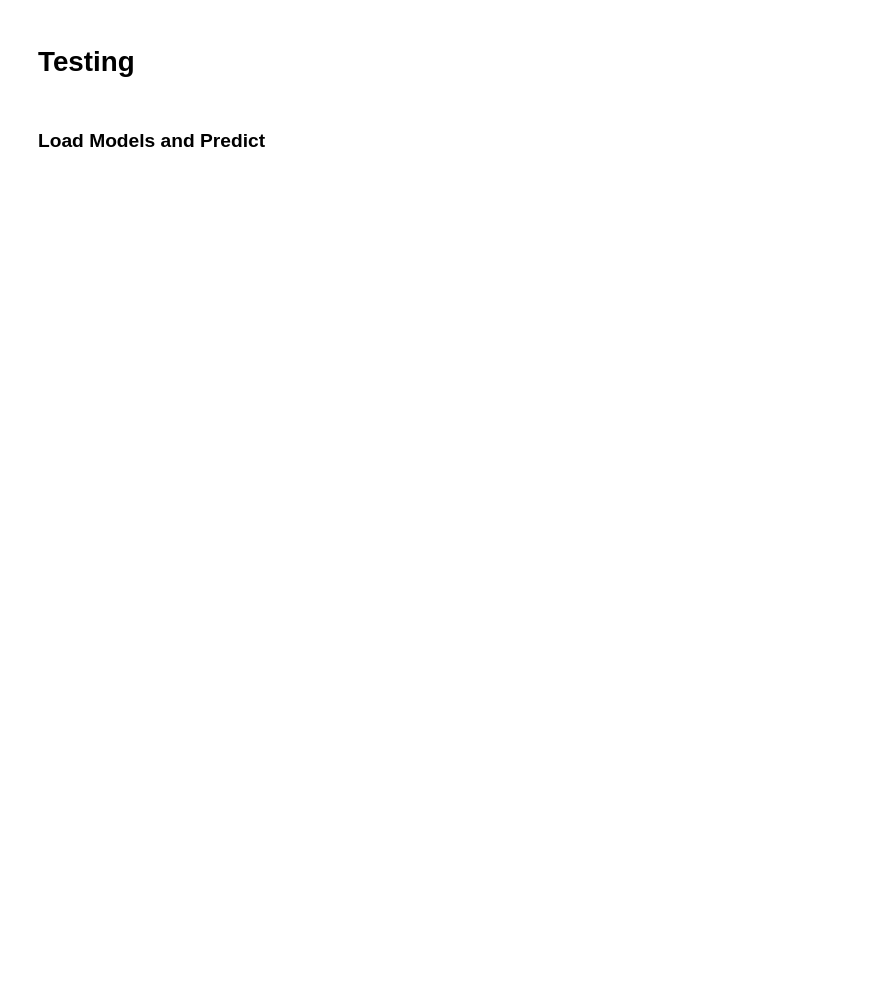
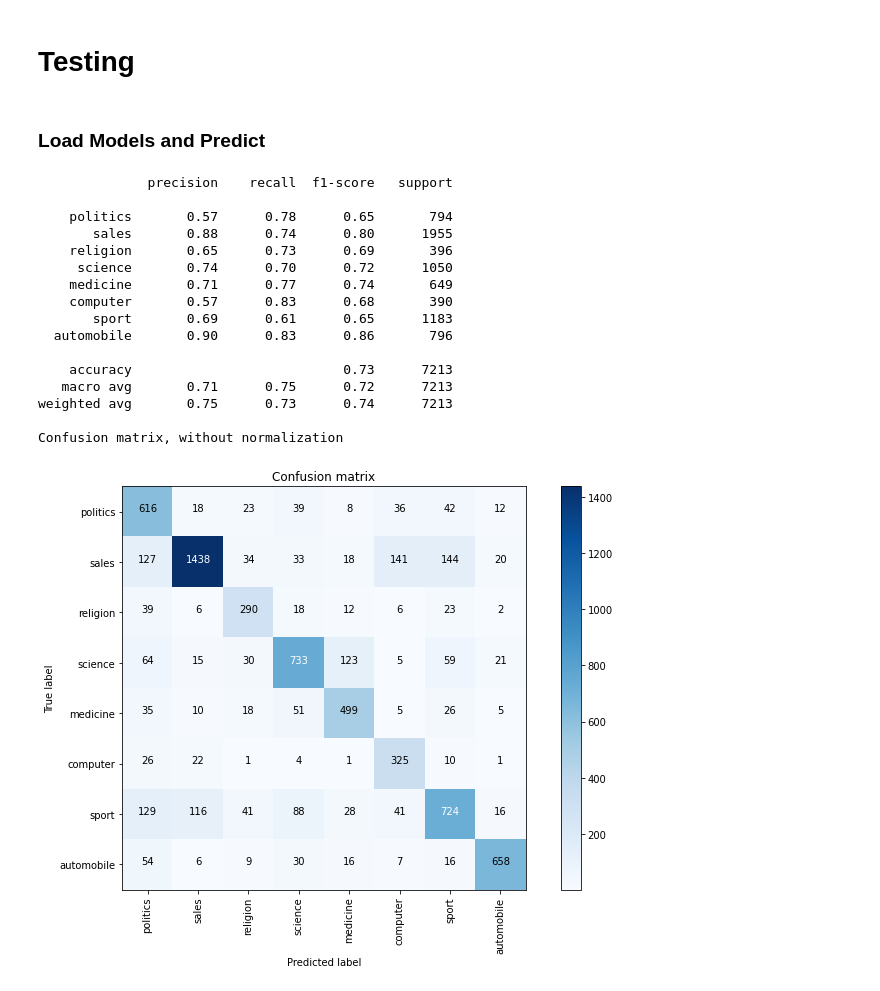
Before and after one commit to DataDavidProjects/UniversityProjects, a Jupyter notebook: Data Visualization and Text Mining/NLP/ProjectSummaryNLP.ipynb, the cells around one changed output. Drawn from its saved outputs; the diff is of its cells as text; code cells hidden in the pictures; blank space fills up the shorter version.

Commit message:
Final Notebook for Model Pipeline

```diff
--- a/Data Visualization and Text Mining/NLP/ProjectSummaryNLP.ipynb
+++ b/Data Visualization and Text Mining/NLP/ProjectSummaryNLP.ipynb
@@ -53,7 +53,7 @@ def plot_confusion_matrix(cm, classes,
     # print(cm)
     plt.imshow(cm, interpolation='nearest', cmap=cmap)
     plt.title(title)
-    plt.colorbar()
+    cbar = plt.colorbar()
     tick_marks = np.arange(len(classes))
     plt.xticks(tick_marks, classes, rotation=90)
     plt.yticks(tick_marks, classes)
@@ -64,7 +64,7 @@ def plot_confusion_matrix(cm, classes,
         plt.text(j, i, format(cm[i, j], fmt),
                  horizontalalignment="center",
                  color="white" if cm[i, j] > thresh else "black")
-
+    #cbar.remove()
     plt.tight_layout()
     plt.ylabel('True label')
     plt.xlabel('Predicted label')
@@ -134,6 +134,16 @@ def make_custom_predictions(fitted_pipe):
     return label_encoder.inverse_transform( fitted_pipe.predict(prep_text))
 
 
+def save_keras_pipe(pipeline,name_model = 'keras_model.h5', name_pipe ='sklearn_pipeline.pkl' ):
+    # Save the Keras model first:
+    pipeline.named_steps['kc'].model.save(name_model)
+
+    # This hack allows us to save the sklearn pipeline:
+    pipeline.named_steps['kc'].model = None
+
+    # Finally, save the pipeline:
+    joblib.dump(pipeline, name_pipe)
+
 from wordcloud import WordCloud, ImageColorGenerator
 from collections import Counter
 # %%
@@ -556,32 +577,52 @@ y_test = df['target']
 # %%
 X_test_prep = prep_pipeline.transform(X_test)
 # %%
-# Load the pipeline first:
-chosen_pipe = 'sklearn_pipeline_6000.pkl'
+#Load the pipeline first:
+chosen_pipe = 'sklearn_pipeline.pkl'
 pipeline = joblib.load(chosen_pipe)
 # Then, load the Keras model:
 
-chosen_model = 'keras_model_6000.h5'
+chosen_model = 'keras_model.h5'
 pipeline.named_steps['kc'].model = load_model(chosen_model)
 
+
+# pipeline = fitted_pipe
 import warnings
 warnings.simplefilter(action='ignore', category=FutureWarning)
 
 #X_test_prep = prep_pipeline.transform(X_test)
 y_pred  = pipeline.predict(X_test_prep)
 cnf_matrix = confusion_matrix(y_test,y_pred)
 
 # Plot normalized confusion matrix
 fig = plt.figure()
-fig.set_size_inches(14, 12, forward=True)
+fig.set_size_inches(10, 7, forward=True)
 #fig.align_labels()
 
 label_names = df['label'].unique()
 
 print(classification_report(y_test,y_pred, target_names=label_names))
 # fig.subplots_adjust(left=0.0, right=1.0, bottom=0.0, top=1.0)
 plot_confusion_matrix(cnf_matrix, classes=np.asarray(label_names), normalize=False,
                       title='Confusion matrix')
+# %% [output]
+              precision    recall  f1-score   support
+
+    politics       0.57      0.78      0.65       794
+       sales       0.88      0.74      0.80      1955
+    religion       0.65      0.73      0.69       396
+     science       0.74      0.70      0.72      1050
+    medicine       0.71      0.77      0.74       649
+    computer       0.57      0.83      0.68       390
+       sport       0.69      0.61      0.65      1183
+  automobile       0.90      0.83      0.86       796
+
+    accuracy                           0.73      7213
+   macro avg       0.71      0.75      0.72      7213
+weighted avg       0.75      0.73      0.74      7213
+
+Confusion matrix, without normalization
+[figure, added]
 # %%
 y_pred = np.argmax( keras_model_emb.model.predict( emb_class.transform(X_test_prep) )  , axis=-1 )
 
```
Also changed, not shown: parts of 7 cells of this notebook, 2 other files.
